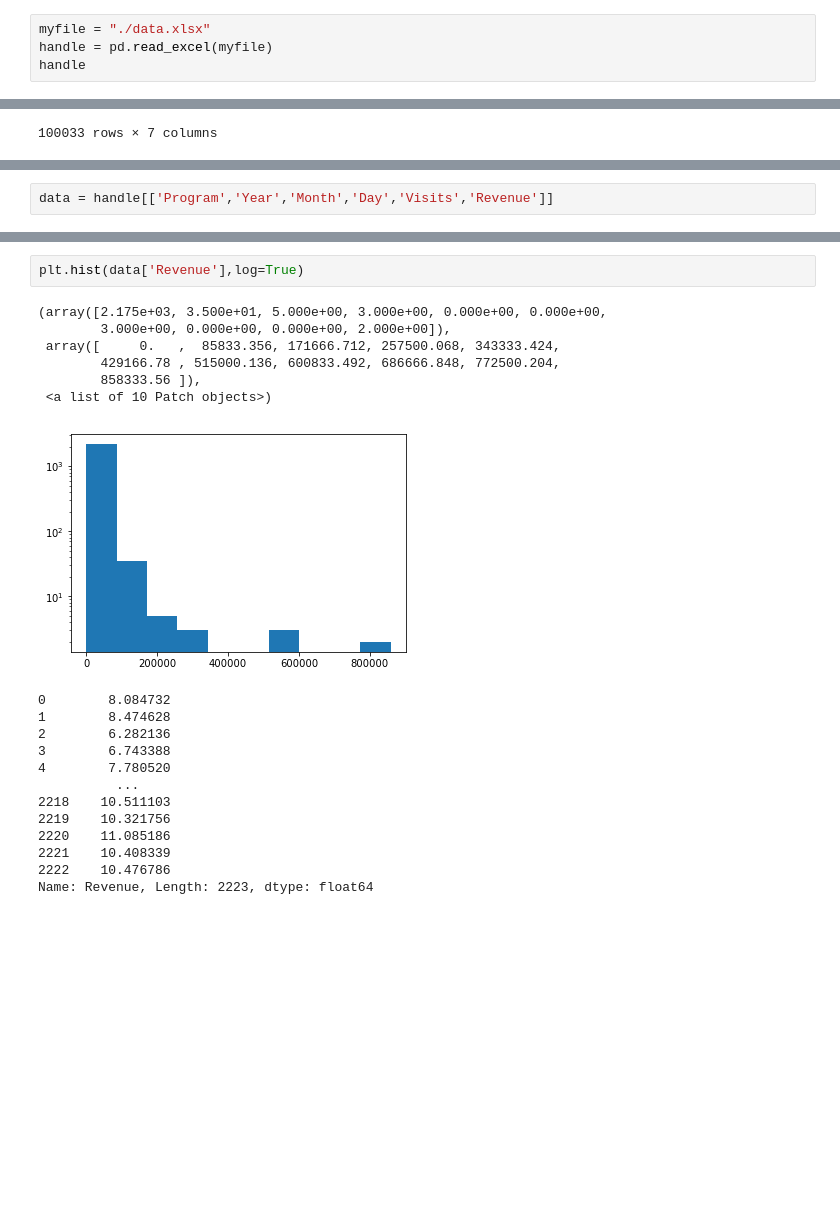
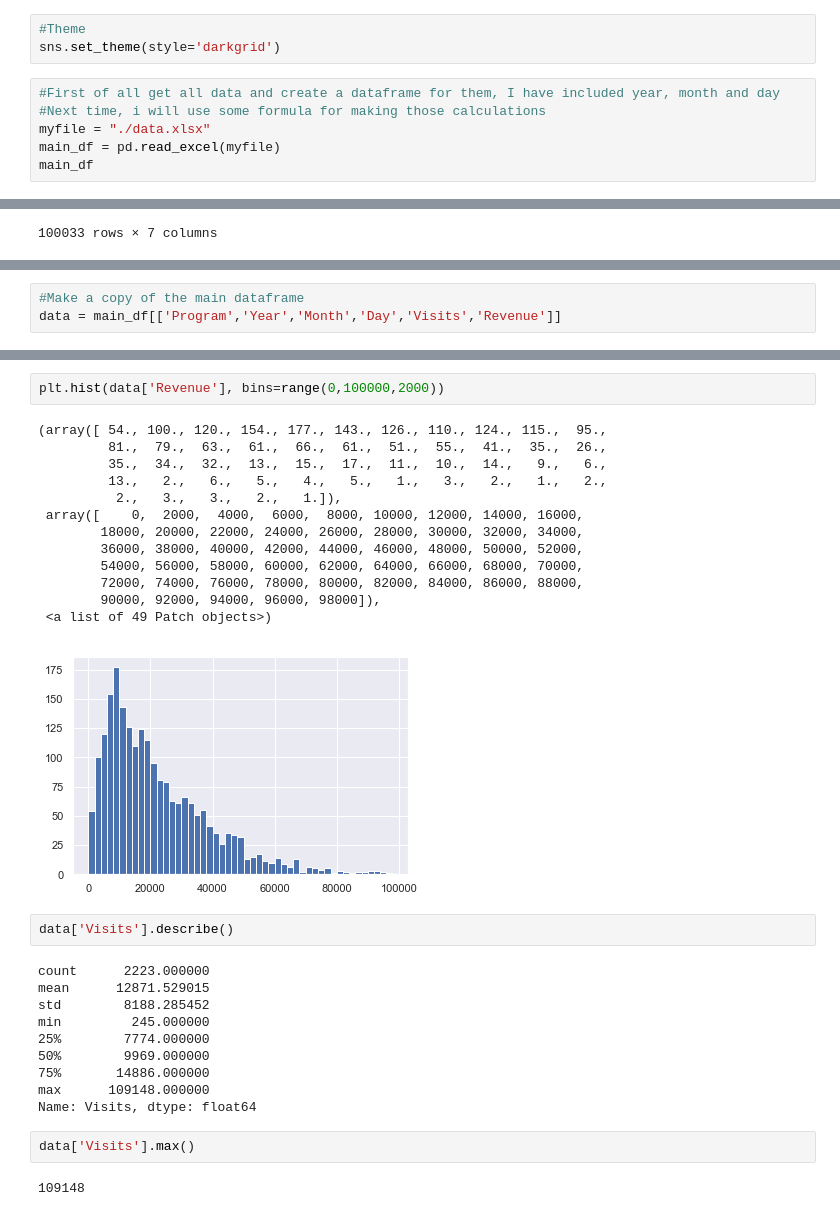
Before and after one commit to Jorge-Montenegro/TFM, a Jupyter notebook: TFM.ipynb, the cells around one changed output, grey strips where cells are left out. Saved outputs shown, nothing was run; the diff lists cells and outputs as text; blank space fills up the shorter version.

Commit message:
Peleándome con las visualizaciones

```diff
--- a/TFM.ipynb
+++ b/TFM.ipynb
@@ -10,7 +9,12 @@ import pickle
+# %%
+#Theme
+sns.set_theme(style='darkgrid')
 # %%
+#First of all get all data and create a dataframe for them, I have included year, month and day
+#Next time, i will use some formula for making those calculations
 myfile = "./data.xlsx"
-handle = pd.read_excel(myfile)
-handle
+main_df = pd.read_excel(myfile)
+main_df
 # %% [output]
 |  | Date | Program | Year | Month | Day | Visits | Revenue |
 | 0 | 2015-01-01 23:59:59 | SEO | 2015 | 1 | 1 | 0 | 2317.14 |
@@ -28,3 +43,4 @@ handle
 # %%
-data = handle[['Program','Year','Month','Day','Visits','Revenue']]
+#Make a copy of the main dataframe
+data = main_df[['Program','Year','Month','Day','Visits','Revenue']]
 # %%
@@ -55,24 +101,32 @@ range(0, 2223)
 # %%
-plt.hist(data['Revenue'],log=True)
+plt.hist(data['Revenue'], bins=range(0,100000,2000))
 # %% [output]
-(array([2.175e+03, 3.500e+01, 5.000e+00, 3.000e+00, 0.000e+00, 0.000e+00,
-        3.000e+00, 0.000e+00, 0.000e+00, 2.000e+00]),
- array([     0.   ,  85833.356, 171666.712, 257500.068, 343333.424,
-        429166.78 , 515000.136, 600833.492, 686666.848, 772500.204,
-        858333.56 ]),
- <a list of 10 Patch objects>)
+(array([ 54., 100., 120., 154., 177., 143., 126., 110., 124., 115.,  95.,
+         81.,  79.,  63.,  61.,  66.,  61.,  51.,  55.,  41.,  35.,  26.,
+         35.,  34.,  32.,  13.,  15.,  17.,  11.,  10.,  14.,   9.,   6.,
+         13.,   2.,   6.,   5.,   4.,   5.,   1.,   3.,   2.,   1.,   2.,
+          2.,   3.,   3.,   2.,   1.]),
+ array([    0,  2000,  4000,  6000,  8000, 10000, 12000, 14000, 16000,
+        18000, 20000, 22000, 24000, 26000, 28000, 30000, 32000, 34000,
+        36000, 38000, 40000, 42000, 44000, 46000, 48000, 50000, 52000,
+        54000, 56000, 58000, 60000, 62000, 64000, 66000, 68000, 70000,
+        72000, 74000, 76000, 78000, 80000, 82000, 84000, 86000, 88000,
+        90000, 92000, 94000, 96000, 98000]),
+ <a list of 49 Patch objects>)
-[figure, old version]
+[figure, new version]
 # %%
+data['Visits'].describe()
 # %% [output]
-0        8.084732
-1        8.474628
-2        6.282136
-3        6.743388
-4        7.780520
-          ...
-2218    10.511103
-2219    10.321756
-2220    11.085186
-2221    10.408339
-2222    10.476786
-Name: Revenue, Length: 2223, dtype: float64
+count      2223.000000
+mean      12871.529015
+std        8188.285452
+min         245.000000
+25%        7774.000000
+50%        9969.000000
+75%       14886.000000
+max      109148.000000
+Name: Visits, dtype: float64
+# %%
+data['Visits'].max()
+# %% [output]
+109148
```
Also changed, not shown: parts of 28 cells of this notebook.
